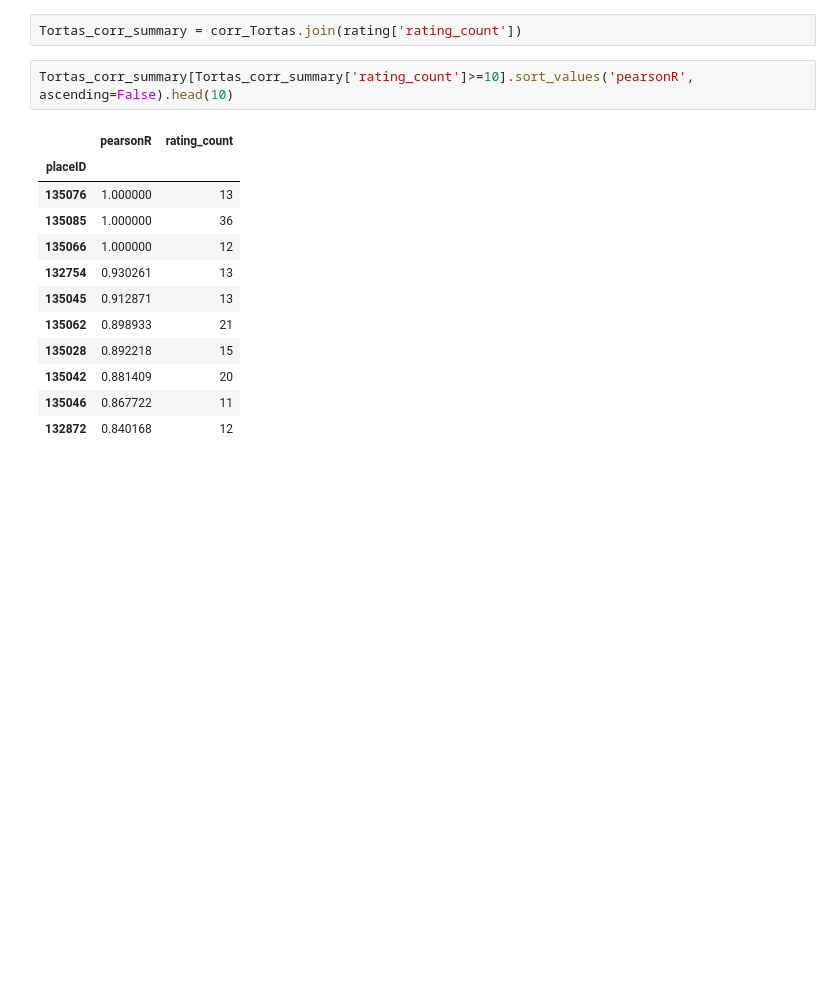
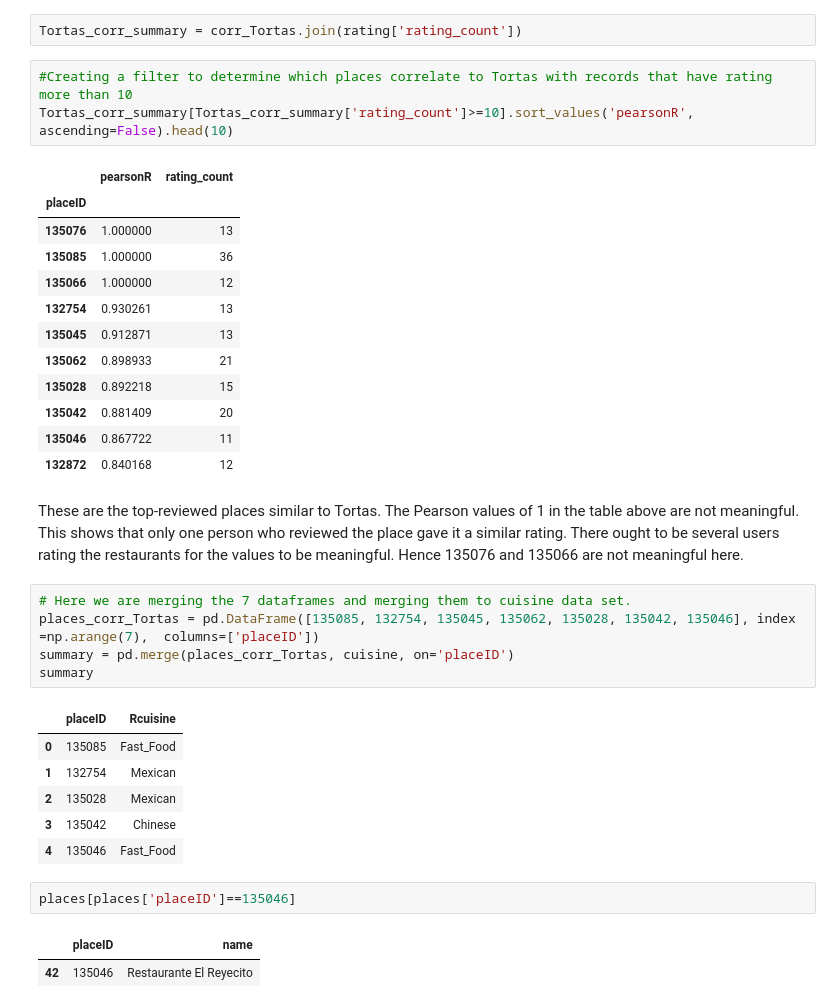
Before and after one commit to edotienog/Content-Based-Recommendation-System-, a Jupyter notebook: correlationBasedRecommendation.ipynb, the cells around one changed output. Cells and saved outputs as stored; diff of their text form; blank space fills up the shorter version.

Commit message:
Listing the top restuarant similar to Tortas with similar rating

```diff
--- a/correlationBasedRecommendation.ipynb
+++ b/correlationBasedRecommendation.ipynb
@@ -183,6 +183,7 @@ corr_Tortas.head()
 # %%
 Tortas_corr_summary = corr_Tortas.join(rating['rating_count'])
 # %%
+#Creating a filter to determine which places correlate to Tortas with records that have rating more than 10
 Tortas_corr_summary[Tortas_corr_summary['rating_count']>=10].sort_values('pearsonR', ascending=False).head(10)
 # %% [output]
 |  | pearsonR | rating_count |
@@ -197,3 +198,22 @@ Tortas_corr_summary[Tortas_corr_summary['rating_count']>=10].sort_values('pearso
 | 135042 | 0.881409 | 20 |
 | 135046 | 0.867722 | 11 |
 | 132872 | 0.840168 | 12 |
+# %% [markdown]
+These are the top-reviewed places similar to Tortas. The Pearson values of 1 in the table above are not meaningful. This shows that only one person who reviewed the place gave it a similar rating. There ought to be several users rating the restaurants for the values to be meaningful. Hence 135076 and 135066 are not meaningful here.
+# %%
+# Here we are merging the 7 dataframes and merging them to cuisine data set.
+places_corr_Tortas = pd.DataFrame([135085, 132754, 135045, 135062, 135028, 135042, 135046], index =np.arange(7),  columns=['placeID'])
+summary = pd.merge(places_corr_Tortas, cuisine, on='placeID')
+summary
+# %% [output]
+|  | placeID | Rcuisine |
+| 0 | 135085 | Fast_Food |
+| 1 | 132754 | Mexican |
+| 2 | 135028 | Mexican |
+| 3 | 135042 | Chinese |
+| 4 | 135046 | Fast_Food |
+# %%
+places[places['placeID']==135046]
+# %% [output]
+|  | placeID | name |
+| 42 | 135046 | Restaurante El Reyecito |
```
Also changed, not shown: parts of 1 cell of this notebook.
